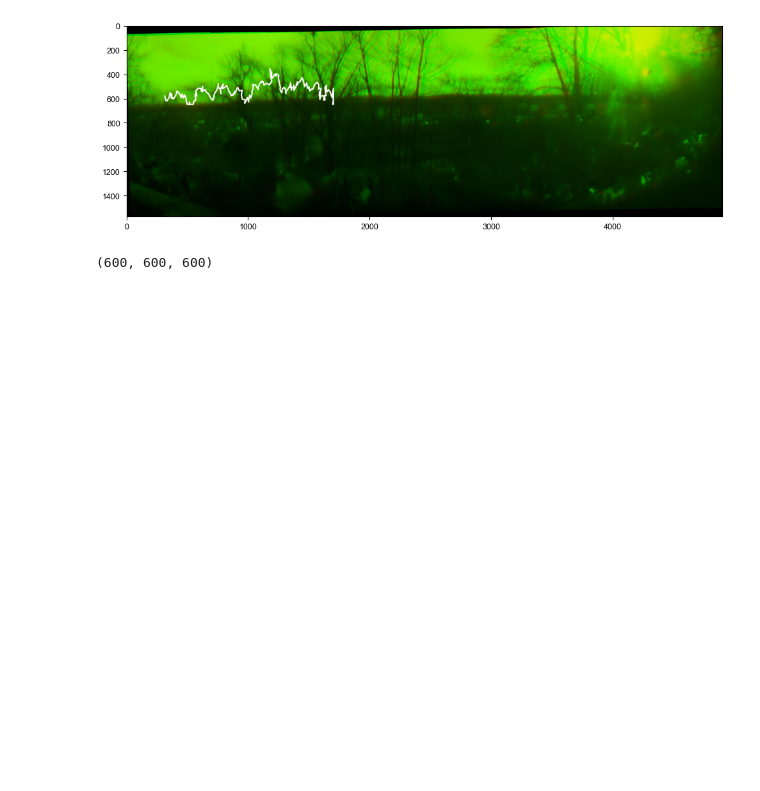
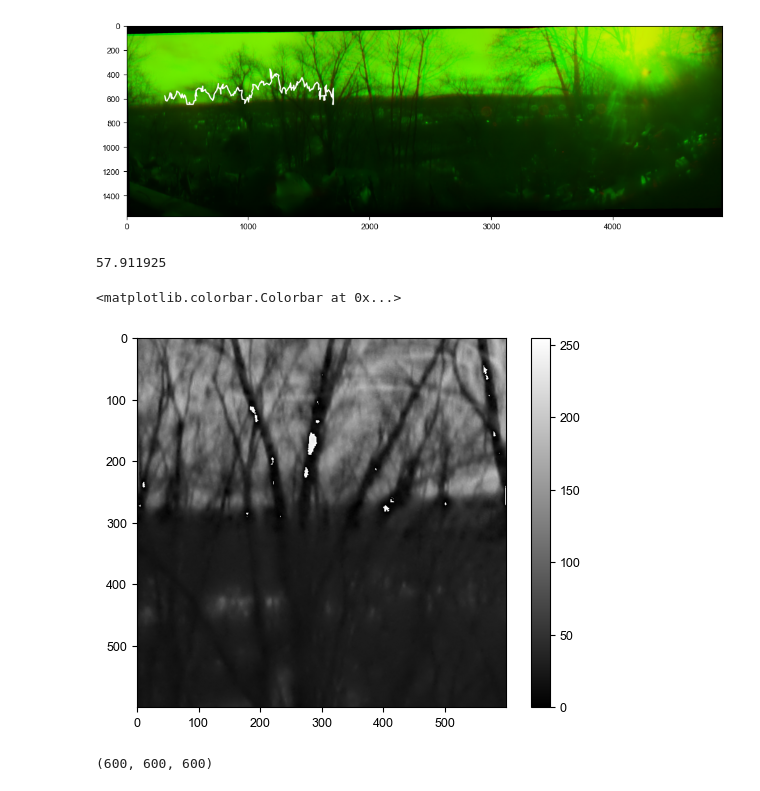
Before and after one commit to DYYDMC/SCAM, a Jupyter notebook: pics/NS_pano_generator.ipynb, the cells around one changed output. Saved outputs shown, nothing was run; the diff lists cells and outputs as text; code cells hidden in the pictures; blank space fills up the shorter version.

```diff
--- a/pics/NS_pano_generator.ipynb
+++ b/pics/NS_pano_generator.ipynb
@@ -99,6 +99,16 @@ for x, y in zip(x_positions, y_positions):
     crop_g = target_img0[y1:y2, x1:x2]
     crops_uv.append(crop_uv)
     crops_g.append(crop_g)
+# %%
+np.sum(crop_g-crop_uv)/crop_g.shape[0]/crop_g.shape[1]
+# %% [output]
+57.911925
+# %%
+im = plt.imshow(crop_g-crop_uv,vmin=0,vmax=255,cmap='gray')
+plt.colorbar(im)
+# %% [output]
+<matplotlib.colorbar.Colorbar at 0x...>
+[figure, added]
 # %%
 crops_g = np.asarray(crops_g)
 crops_g.shape
```
Also changed, not shown: parts of 15 cells of this notebook.
